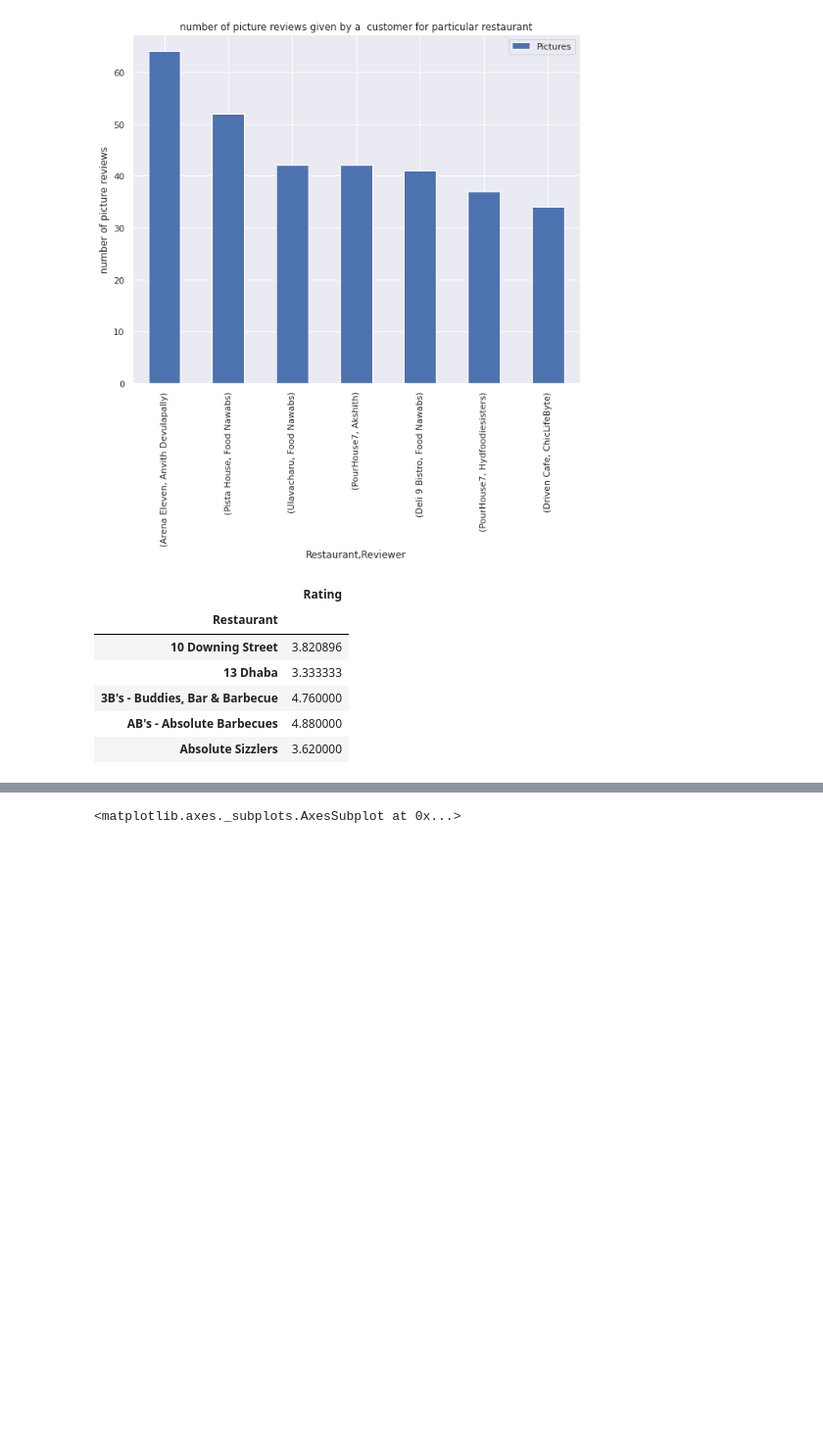
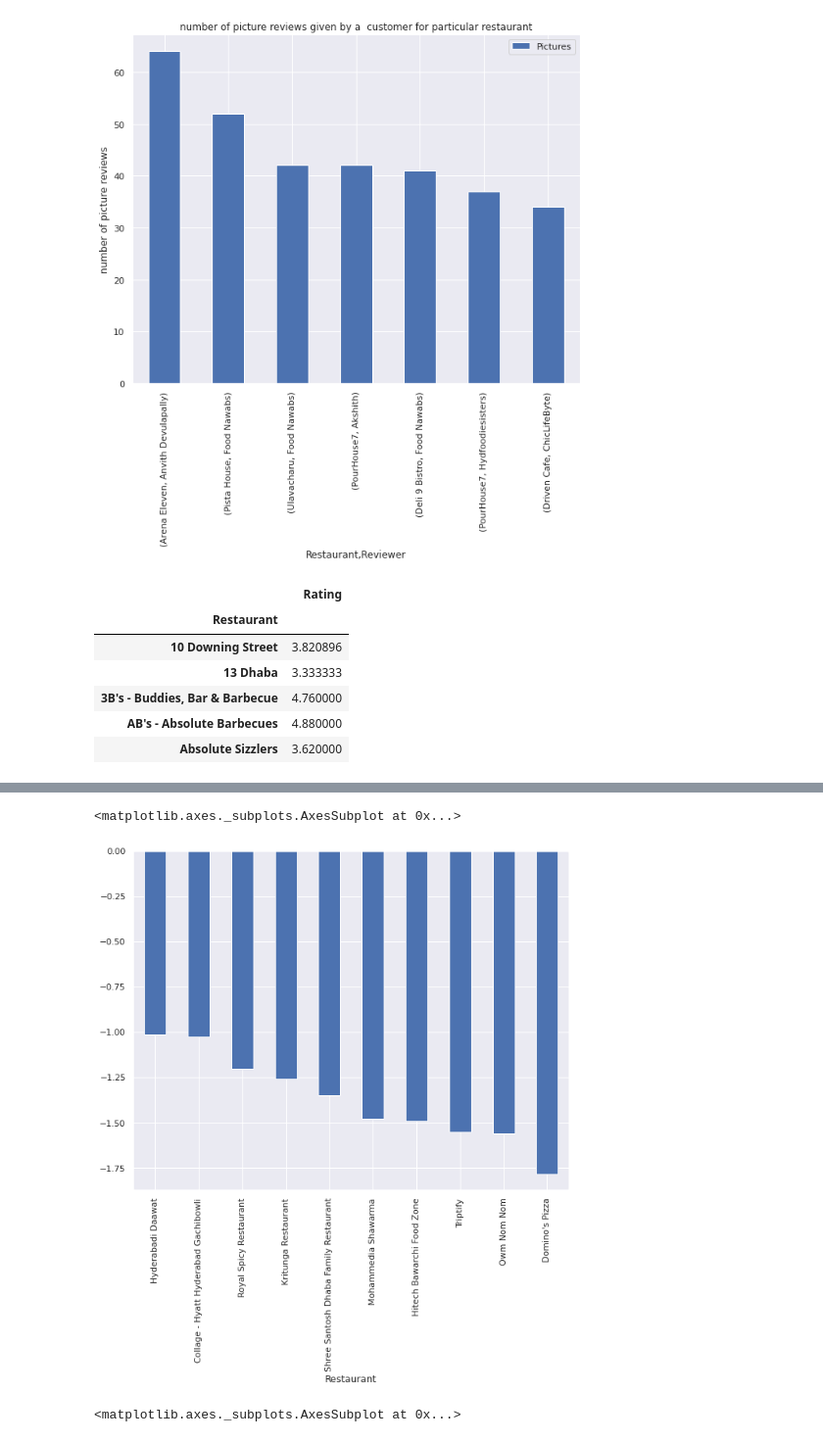
Before and after one commit to dkd99/ZOMATO-RESTAURANT-CLUSTERING-AND-SENTIMENT-ANALYSIS, a Jupyter notebook: ZOMATO_RESTAURANT_CLUSTERING_AND_SENTIMENT_ANALYSIS.ipynb, the cells around one changed output, grey strips where cells are left out. Shown at 98% size. Cells and saved outputs as stored; diff of their text form; code cells hidden in the pictures; blank space fills up the shorter version.

```diff
--- a/ZOMATO_RESTAURANT_CLUSTERING_AND_SENTIMENT_ANALYSIS.ipynb
+++ b/ZOMATO_RESTAURANT_CLUSTERING_AND_SENTIMENT_ANALYSIS.ipynb
@@ -678,3 +735,8 @@ rating_comp_df.head(5)
+# %%
+rating_comp_df[rating_comp_df['diff']<0]['diff'].tail(10).plot(kind='bar')
+# %% [output]
+<matplotlib.axes._subplots.AxesSubplot at 0x...>
+[figure, added]
 # %%
 plt.figure(figsize=(20,10))
 rating_comp_df.plot(kind='bar',figsize=(20,8))
```
Also changed, not shown: parts of 22 cells of this notebook.
